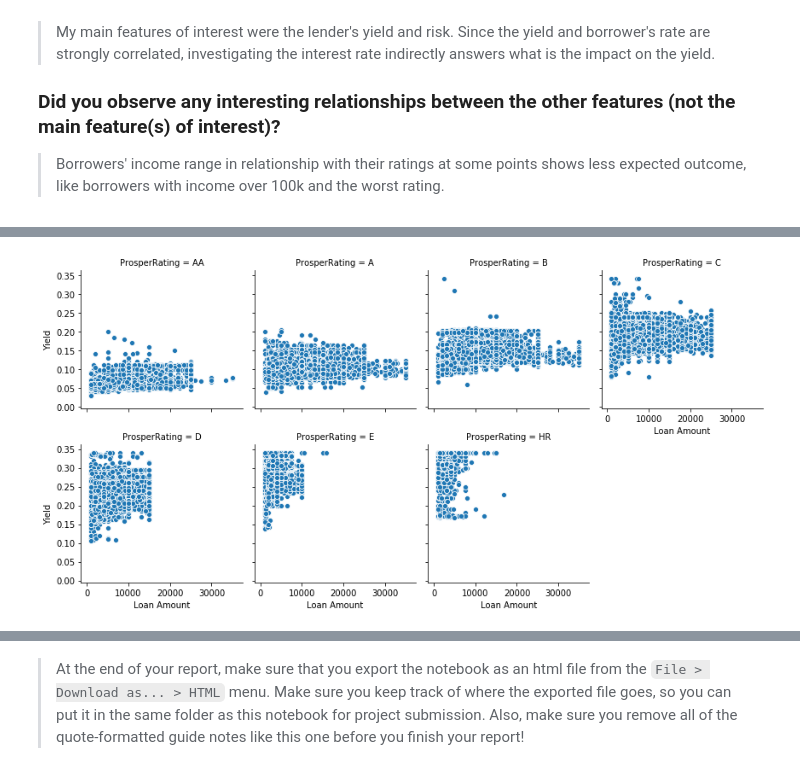
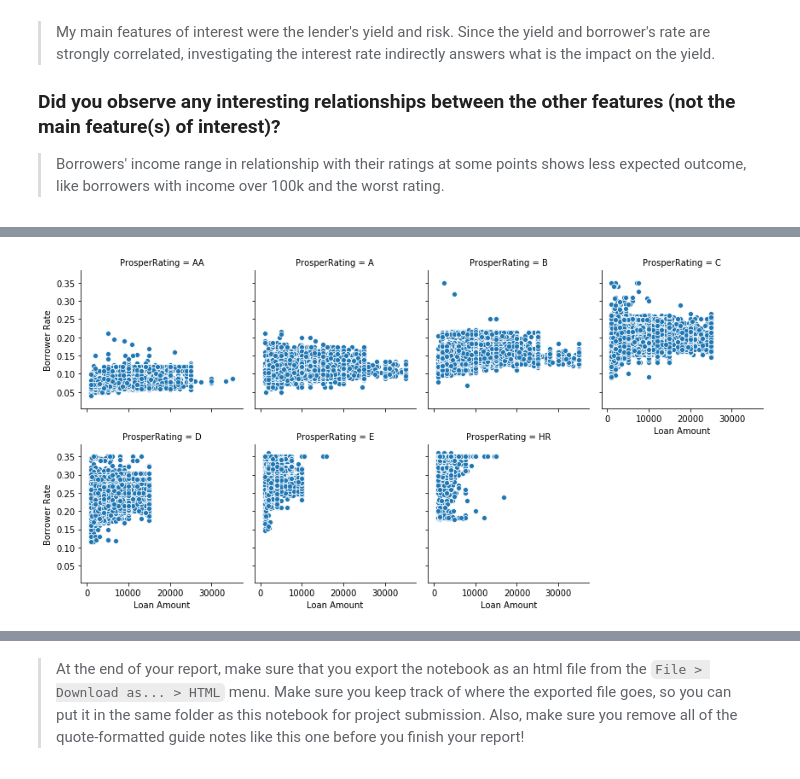
Before and after one commit to RosvitaR/Visualisation-Practice, a Jupyter notebook: exploration_template.ipynb, the cells around one changed output, grey strips where cells are left out. Cells and saved outputs as stored; diff of their text form; code cells hidden in the pictures.

```diff
--- a/exploration_template.ipynb
+++ b/exploration_template.ipynb
@@ -449,9 +452,9 @@ your work in the previous sections.
 # %%
-g = sb.FacetGrid(data = loans, col = 'ProsperRating', col_wrap = 4)
-g.map(sb.scatterplot, 'LoanOriginalAmount', 'LenderYield')
+g = sb.FacetGrid(data = loans, col = 'ProsperRating', col_wrap = 4, height = 3)
+g.map(sb.scatterplot, 'LoanOriginalAmount', 'BorrowerRate')
 axes = g.axes.flatten()
 for ax in axes:
     ax.set_xlabel('Loan Amount')
-    ax.set_ylabel('Yield');
+    ax.set_ylabel('Borrower Rate');
 # %% [output]
-[figure, old version]
+[figure, new version]
```
Also changed, not shown: parts of 31 cells of this notebook.
